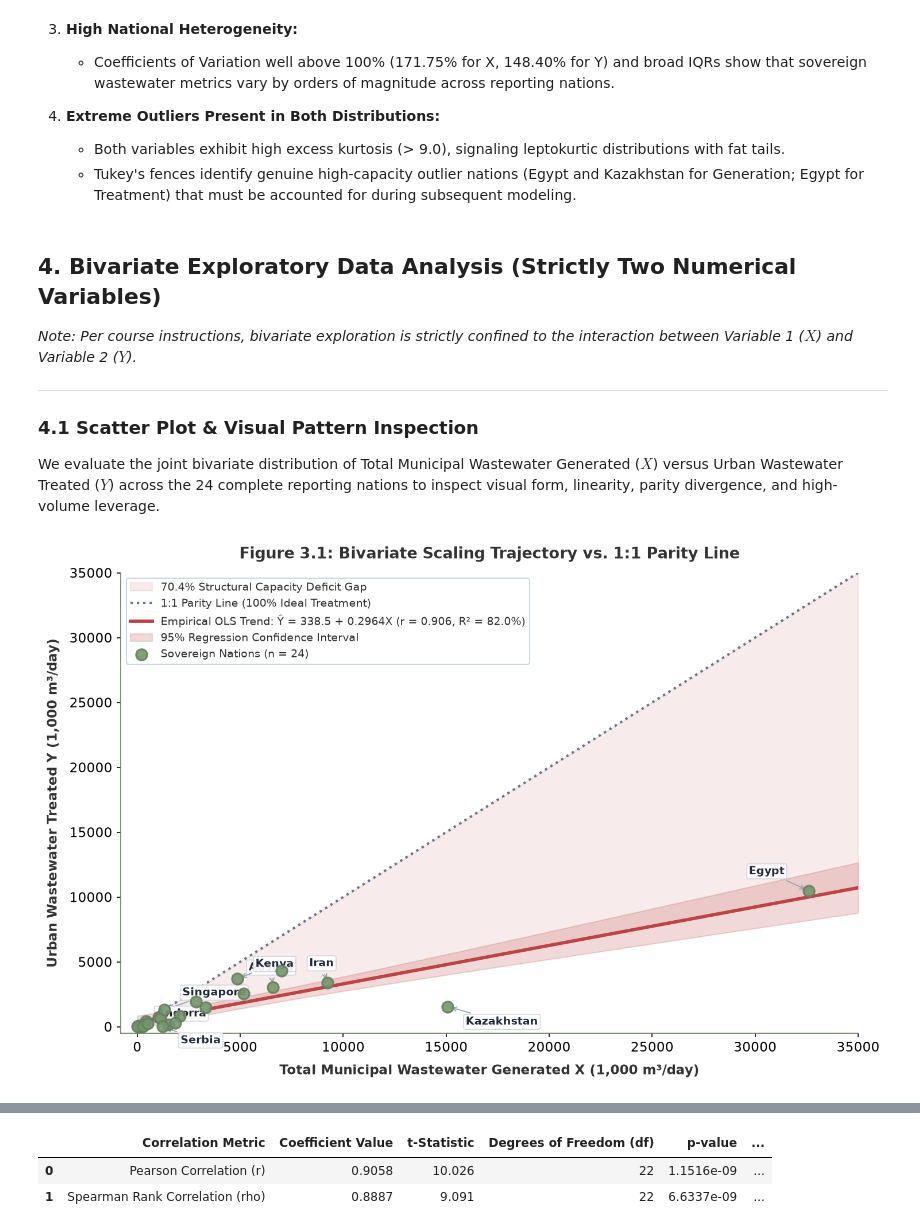
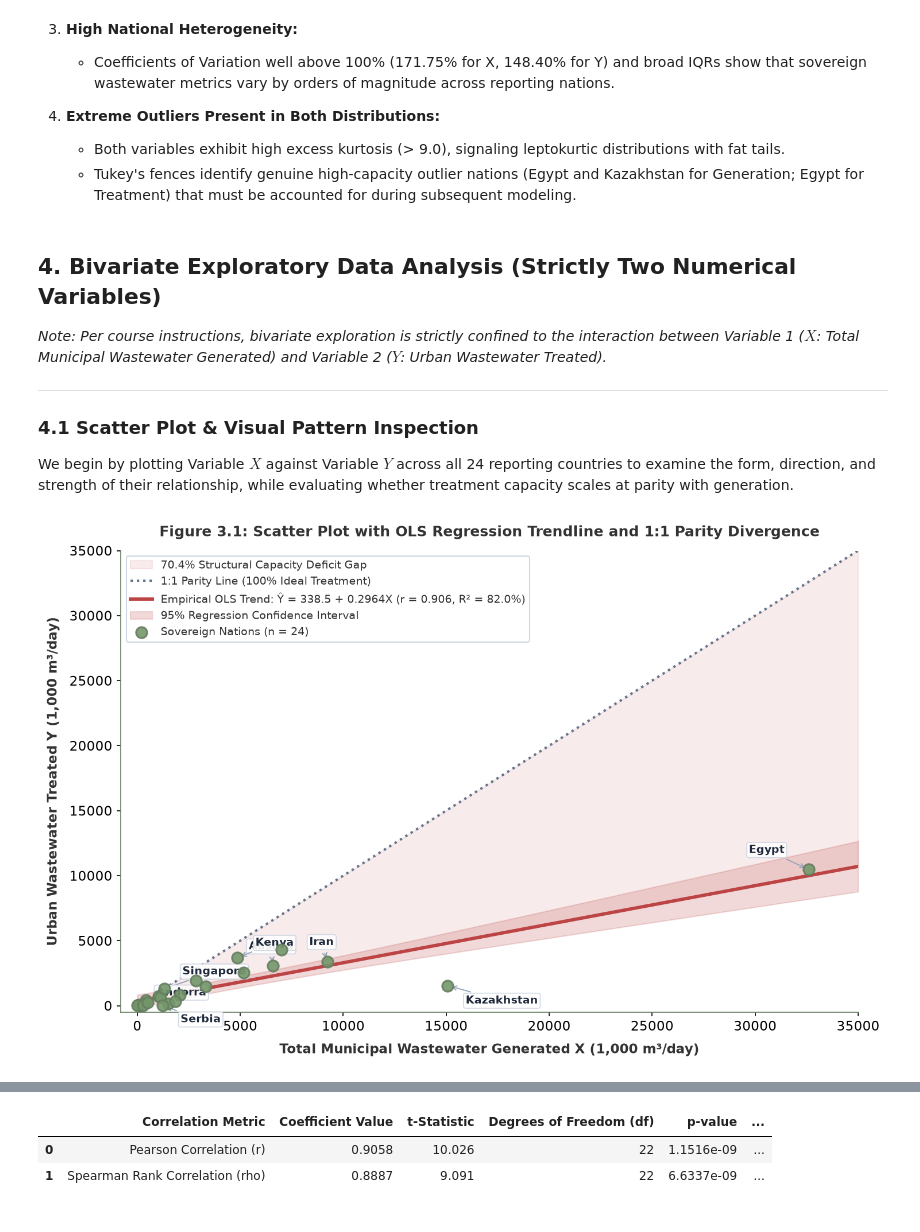
Before and after one commit to Troge-dev/academic-reviewers, a Jupyter notebook: eda/DS311_Midterm_Lab_Exam.ipynb, the cells around one changed output, grey strips where cells are left out. Drawn from its saved outputs; the diff is of its cells as text; code cells hidden in the pictures.

```diff
--- a/eda/DS311_Midterm_Lab_Exam.ipynb
+++ b/eda/DS311_Midterm_Lab_Exam.ipynb
@@ -740,12 +791,12 @@ Reviewing each variable individually confirms the following essential statistica
 # %% [markdown]
 ## 4. Bivariate Exploratory Data Analysis (Strictly Two Numerical Variables)
 
-*Note: Per course instructions, bivariate exploration is strictly confined to the interaction between Variable 1 ($X$) and Variable 2 ($Y$).*
+*Note: Per course instructions, bivariate exploration is strictly confined to the interaction between Variable 1 ($X$: Total Municipal Wastewater Generated) and Variable 2 ($Y$: Urban Wastewater Treated).*
 
 ---
 
 ### 4.1 Scatter Plot & Visual Pattern Inspection
-We evaluate the joint bivariate distribution of Total Municipal Wastewater Generated ($X$) versus Urban Wastewater Treated ($Y$) across the 24 complete reporting nations to inspect visual form, linearity, parity divergence, and high-volume leverage.
+We begin by plotting Variable $X$ against Variable $Y$ across all 24 reporting countries to examine the form, direction, and strength of their relationship, while evaluating whether treatment capacity scales at parity with generation.
 # %%
 # Section 4.1: Bivariate Scatter Plot with OLS Trendline, 1:1 Parity Line, and 95% Confidence Band
 fig, ax = plt.subplots(figsize=(10, 6.5), dpi=150)
@@ -780,35 +831,35 @@ ax.fill_between(x_line, y_ols - ci_band, y_ols + ci_band, color="#BD4444", alpha
 # 5. Scatter points for sovereign nations
 ax.scatter(x, y, color="#73976A", s=85, edgecolors="#677E61", linewidth=1.5, zorder=5, alpha=0.9, label="Sovereign Nations (n = 24)")
 
 # 6. Label archetype sovereign jurisdictions
 archetypes = {
     "Egypt": (32600.0, 10470.0, (-50, 14)),
     "Kazakhstan": (15074.0, 1548.0, (15, -15)),
     "Singapore": (1320.0, 1307.0, (15, 12)),
     "Andorra": (54.8, 54.8, (15, 8)),
     "Serbia": (1230.0, 13.7, (15, -14)),
     "Iran": (9221.0, 3376.0, (-15, 14)),
     "Austria": (6575.3, 3054.8, (-20, 14)),
     "Kenya": (4865.5, 3695.6, (15, 10))
 }
 
 for country, (cx, cy, offset) in archetypes.items():
     ax.annotate(country, xy=(cx, cy), xytext=offset, textcoords="offset points",
                 fontsize=9, fontweight="bold", color="#1E293B",
                 arrowprops=dict(arrowstyle="->", color="#94A3B8", lw=0.9, shrinkA=3, shrinkB=3),
                 bbox=dict(boxstyle="round,pad=0.2", facecolor="#FFFFFF", edgecolor="#CBD5E1", alpha=0.9, lw=0.8))
 
 ax.set_xlim(-800, 35000)
 ax.set_ylim(-500, 35000)
 ax.set_xlabel("Total Municipal Wastewater Generated X (1,000 m³/day)", fontsize=11, fontweight="bold", labelpad=8)
 ax.set_ylabel("Urban Wastewater Treated Y (1,000 m³/day)", fontsize=11, fontweight="bold", labelpad=8)
-ax.set_title("Figure 3.1: Bivariate Scaling Trajectory vs. 1:1 Parity Line", fontsize=13, fontweight="bold", pad=12)
+ax.set_title("Figure 3.1: Scatter Plot with OLS Regression Trendline and 1:1 Parity Divergence", fontsize=12, fontweight="bold", pad=12)
 
 ax.legend(loc="upper left", frameon=True, facecolor="#FFFFFF", edgecolor="#CBD5E1", fontsize=9, framealpha=0.95)
 plt.tight_layout()
 plt.show()
 # %% [output]
-[figure, old version]
+[figure, new version]
 # %% [markdown]
 ### Visual Pattern & Geometric Trajectory Interpretation
 
```
Also changed, not shown: parts of 22 cells of this notebook.
